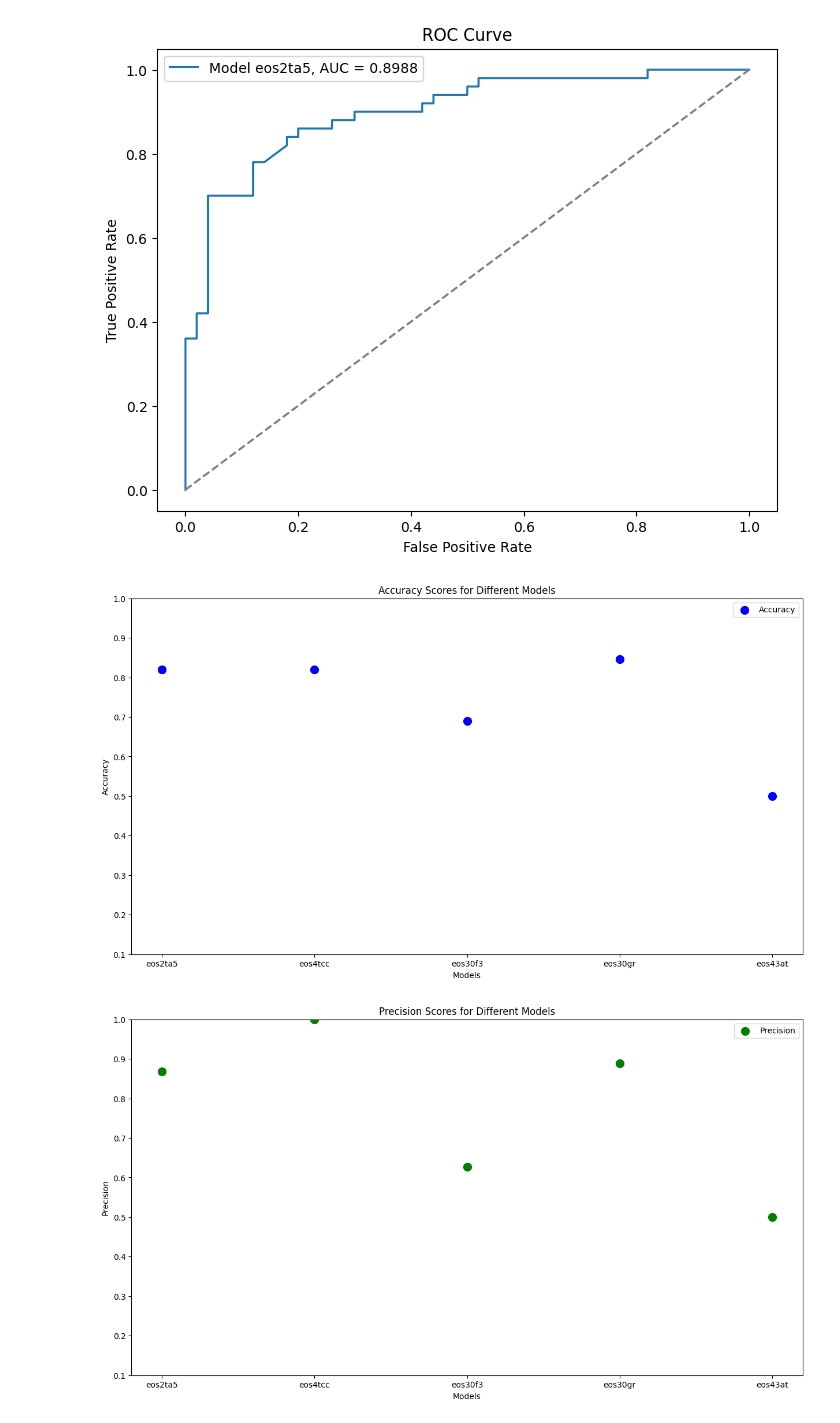
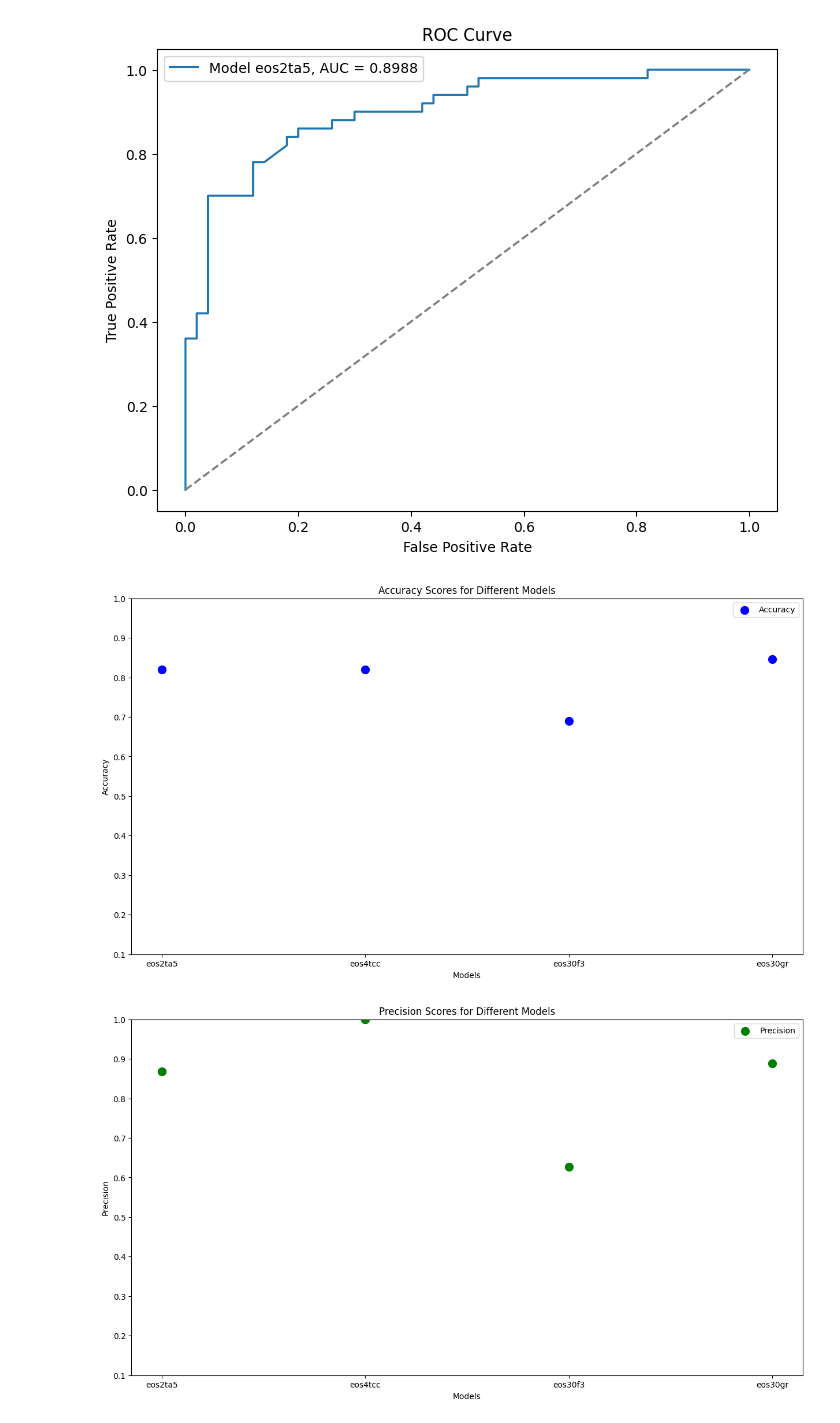
Before and after one commit to ersilia-os/model-validations, a Jupyter notebook: hERG/notebooks/01_model_evaluations.ipynb, the cells around one changed output. Cells and saved outputs as stored; diff of their text form; code cells hidden in the pictures.

```diff
--- a/hERG/notebooks/01_model_evaluations.ipynb
+++ b/hERG/notebooks/01_model_evaluations.ipynb
@@ -207,46 +142,46 @@ Actual 1           12           38
 import pandas as pd
 import matplotlib.pyplot as plt
 
-model_names = ['eos2ta5', 'eos4tcc', 'eos30f3', 'eos30gr', 'eos43at']
+model_names = ['eos2ta5', 'eos4tcc', 'eos30f3', 'eos30gr']
 import matplotlib.pyplot as plt
 
 # List of model names
-model_names = ['eos2ta5', 'eos4tcc', 'eos30f3', 'eos30gr', 'eos43at']
+model_names = ['eos2ta5', 'eos4tcc', 'eos30f3', 'eos30gr']
 
 # Lists with scores for each metric
-accuracy_scores = [0.82, 0.82, 0.69, 0.8469, 0.5]
-precision_scores = [0.8686, 1.0, 0.6267, 0.8889, 0.5]
-f1_scores = [0.8085, 0.70, 0.7520, 0.8421, 0.6667]
+accuracy_scores = [0.82, 0.82, 0.69, 0.8469]
+precision_scores = [0.8686, 1.0, 0.6267, 0.8889]
+f1_scores = [0.8085, 0.70, 0.7520, 0.8421]
 
 # Scatter plot for accuracy
 plt.figure(figsize=(15, 8))
 plt.scatter(model_names, accuracy_scores, label='Accuracy', s=100, color='blue')
 plt.xlabel('Models')
 plt.ylabel('Accuracy')
 plt.title('Accuracy Scores for Different Models')
 plt.ylim(0.1, 1)
 plt.legend()
 plt.show()
 
 # Scatter plot for precision
 plt.figure(figsize=(15, 8))
 plt.scatter(model_names, precision_scores, label='Precision', s=100, color='green')
 plt.xlabel('Models')
 plt.ylabel('Precision')
 plt.title('Precision Scores for Different Models')
 plt.ylim(0.1, 1)
 plt.legend()
 plt.show()
 
 # Scatter plot for F1-score
 plt.figure(figsize=(15, 8))
 plt.scatter(model_names, f1_scores, label='F1-score', s=100, color='orange')
 plt.xlabel('Models')
 plt.ylabel('F1-score')
 plt.title('F1-scores for Different Models')
 plt.ylim(0.1, 1)
 plt.legend()
 plt.show()
 # %% [output]
-[figure, old version]
+[figure, new version]
-[figure, old version]
+[figure, new version]
```
Also changed, not shown: parts of 5 cells of this notebook, 1 other file.
